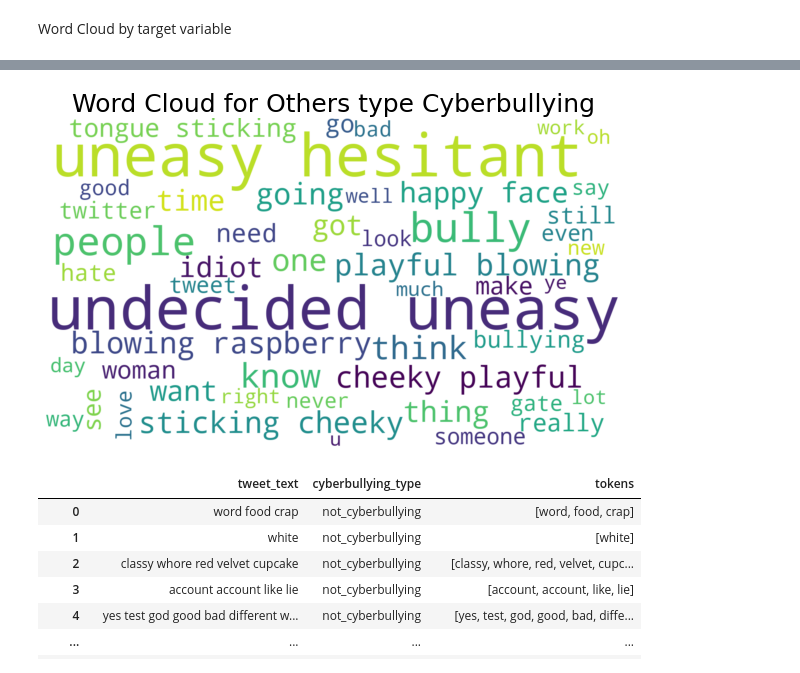
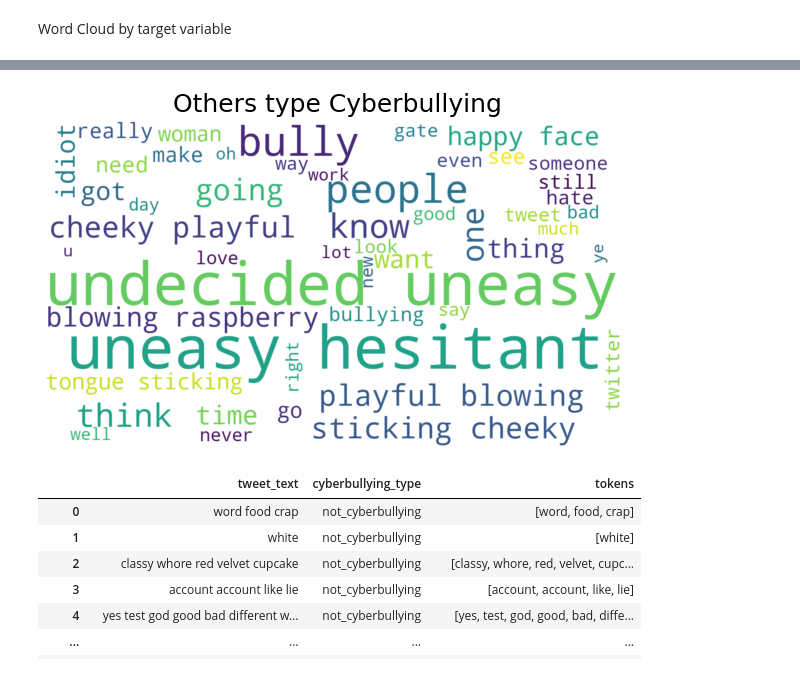
Before and after one commit to ChloeChoyXW/TXSA_Assignment, a Jupyter notebook: EDA.ipynb, the cells around one changed output, grey strips where cells are left out. Cells and saved outputs as stored; diff of their text form; code cells hidden in the pictures.

```diff
--- a/EDA.ipynb
+++ b/EDA.ipynb
@@ -114,16 +114,16 @@ plt.show()
 # %%
 # other_cyberbullying
 word_string=" ".join(df[df['cyberbullying_type'] == 'other_cyberbullying']['tweet_text'])
 wordcloud = WordCloud(background_color="white", max_words=50, max_font_size= 300,
                       width=1400, height=800).generate(word_string)
 plt.figure(figsize = (8, 8), facecolor = None)
 plt.imshow(wordcloud, interpolation="bilinear")
 plt.axis("off")
 plt.tight_layout(pad = 0)
-plt.title(f"Word Cloud for Others type Cyberbullying",fontsize=25)
+plt.title(f" Others type Cyberbullying",fontsize=25)
 plt.show()
 # %% [output]
-[figure, old version]
+[figure, new version]
 # %%
 df['tokens'] = df['tweet_text'].apply(word_tokenize)
 df
```
Also changed, not shown: parts of 6 cells of this notebook, 5 other files.
